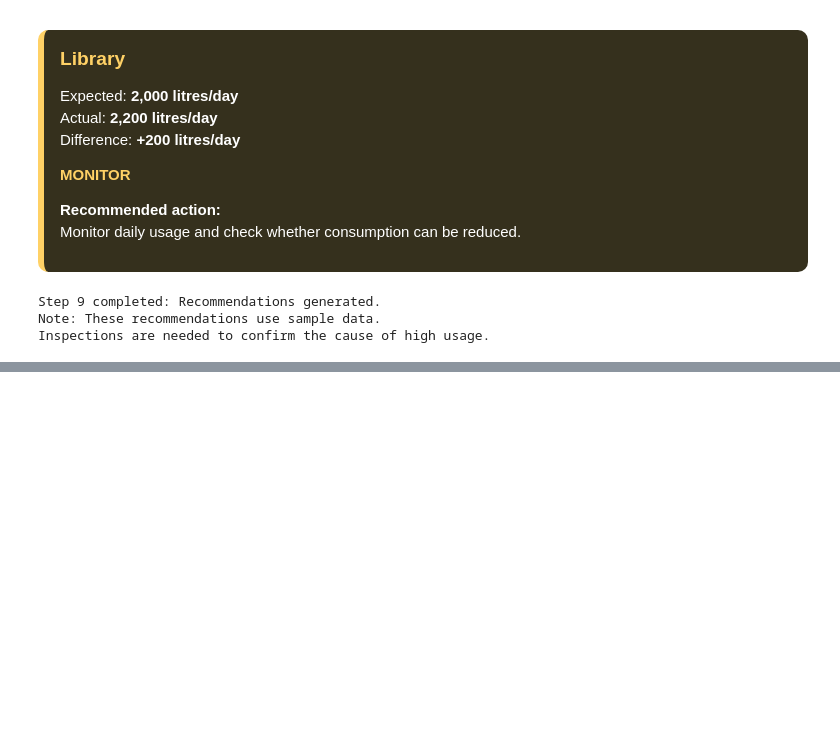
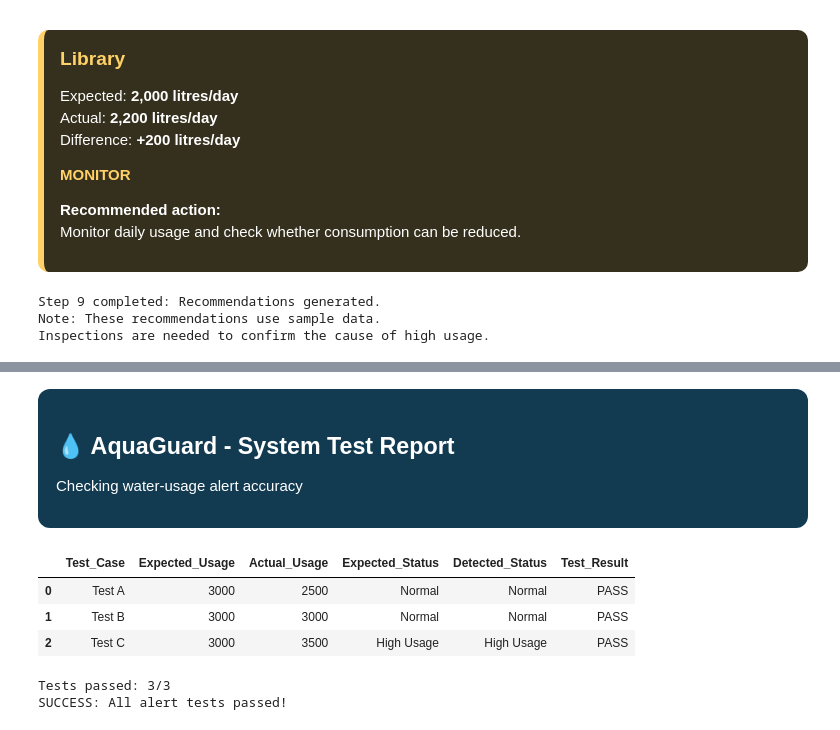
Before and after one commit to Chithra679/AI-based-project, a Jupyter notebook: Watermang.ipynb, the cells around one changed output, grey strips where cells are left out. Saved outputs shown, nothing was run; the diff lists cells and outputs as text; code cells hidden in the pictures; blank space fills up the shorter version.

```diff
--- a/Watermang.ipynb
+++ b/Watermang.ipynb
@@ -498,0 +864,56 @@ Inspections are needed to confirm the cause of high usage.
+# %%
+import pandas as pd
+from IPython.display import display, HTML
+
+test_data = pd.DataFrame({
+    "Test_Case": ["Test A", "Test B", "Test C"],
+    "Expected_Usage": [3000, 3000, 3000],
+    "Actual_Usage": [2500, 3000, 3500]
+})
+
+test_data["Expected_Status"] = [
+    "Normal",
+    "Normal",
+    "High Usage"
+]
+
+test_data["Detected_Status"] = test_data.apply(
+    lambda row: (
+        "High Usage"
+        if row["Actual_Usage"] > row["Expected_Usage"] * 1.10
+        else "Normal"
+    ),
+    axis=1
+)
+
+test_data["Test_Result"] = (
+    test_data["Expected_Status"] ==
+    test_data["Detected_Status"]
+).map({True: "PASS", False: "FAIL"})
+
+display(HTML("""
+<div style="background:#123B52; color:white;
+padding:18px; border-radius:12px;">
+<h2>💧 AquaGuard - System Test Report</h2>
+<p>Checking water-usage alert accuracy</p>
+</div>
+"""))
+
+display(test_data)
+
+passed = (test_data["Test_Result"] == "PASS").sum()
+print(f"Tests passed: {passed}/{len(test_data)}")
+
+if passed == len(test_data):
+    print("SUCCESS: All alert tests passed!")
+else:
+    print("Some tests failed. Please check the results.")
+# %% [output]
+💧 AquaGuard - System Test Report
+Checking water-usage alert accuracy
+|  | Test_Case | Expected_Usage | Actual_Usage | Expected_Status | Detected_Status | Test_Result |
+| 0 | Test A | 3000 | 2500 | Normal | Normal | PASS |
+| 1 | Test B | 3000 | 3000 | Normal | Normal | PASS |
+| 2 | Test C | 3000 | 3500 | High Usage | High Usage | PASS |
+Tests passed: 3/3
+SUCCESS: All alert tests passed!
```
Also changed, not shown: parts of 7 cells of this notebook.
